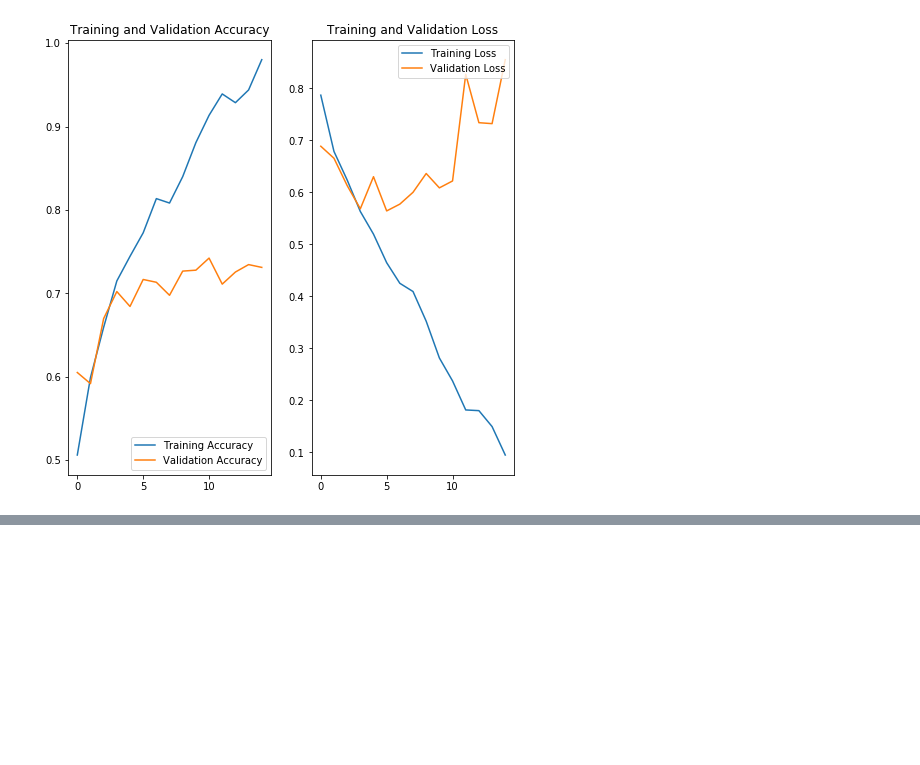
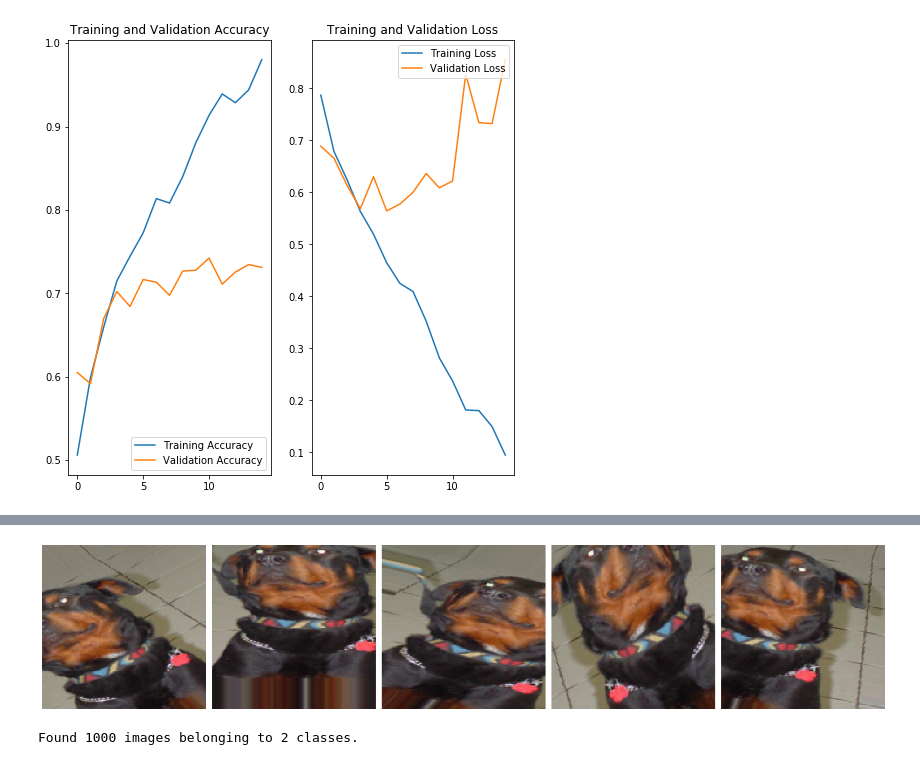
Before and after one commit to sweetpand/tensorflow-cnn, a Jupyter notebook: classification.ipynb, the cells around one changed output, grey strips where cells are left out. Cells and saved outputs as stored; diff of their text form; code cells hidden in the pictures; blank space fills up the shorter version.

```diff
--- a/classification.ipynb
+++ b/classification.ipynb
@@ -185,0 +216,9 @@ plt.show()
+# %%
+image_gen_train = ImageDataGenerator(
+                    rescale=1./255,
+                    rotation_range=45,
+                    width_shift_range=.15,
+                    height_shift_range=.15,
+                    horizontal_flip=True,
+                    zoom_range=0.5
+                    )
@@ -185,0 +233,5 @@ plt.show()
+# %%
+augmented_images = [train_data_gen[0][0][0] for i in range(5)]
+plotImages(augmented_images)
+# %% [output]
+[figure, added]
@@ -185,0 +240,7 @@ plt.show()
+# %%
+val_data_gen = image_gen_val.flow_from_directory(batch_size=batch_size,
+                                                 directory=validation_dir,
+                                                 target_size=(IMG_HEIGHT, IMG_WIDTH),
+                                                 class_mode='binary')
+# %% [output]
+Found 1000 images belonging to 2 classes.
```
Also changed, not shown: parts of 12 cells of this notebook.
